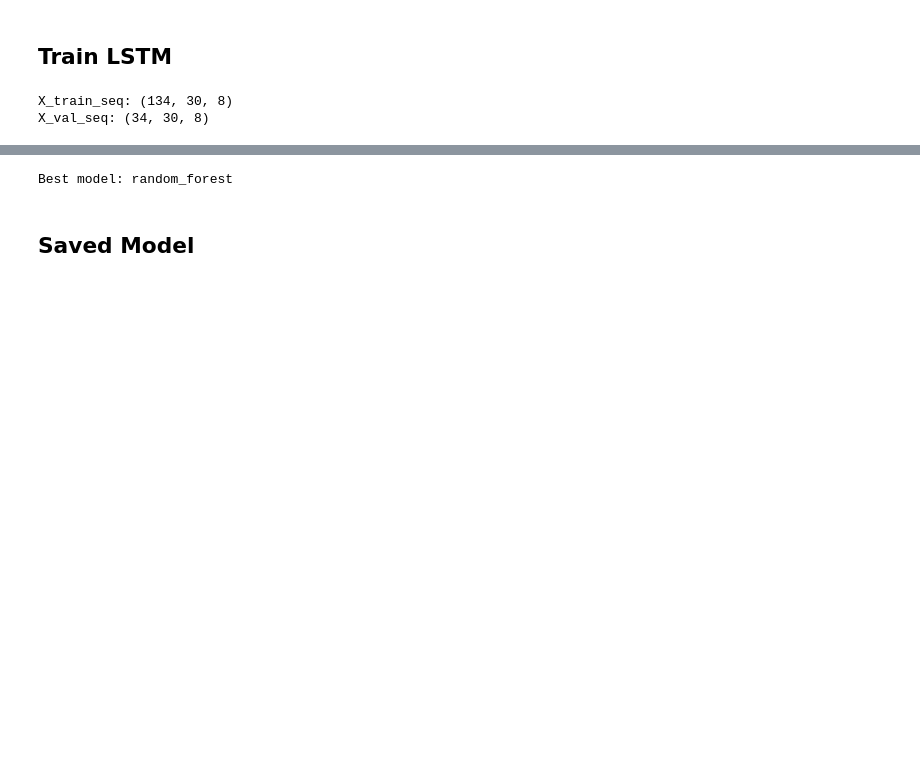
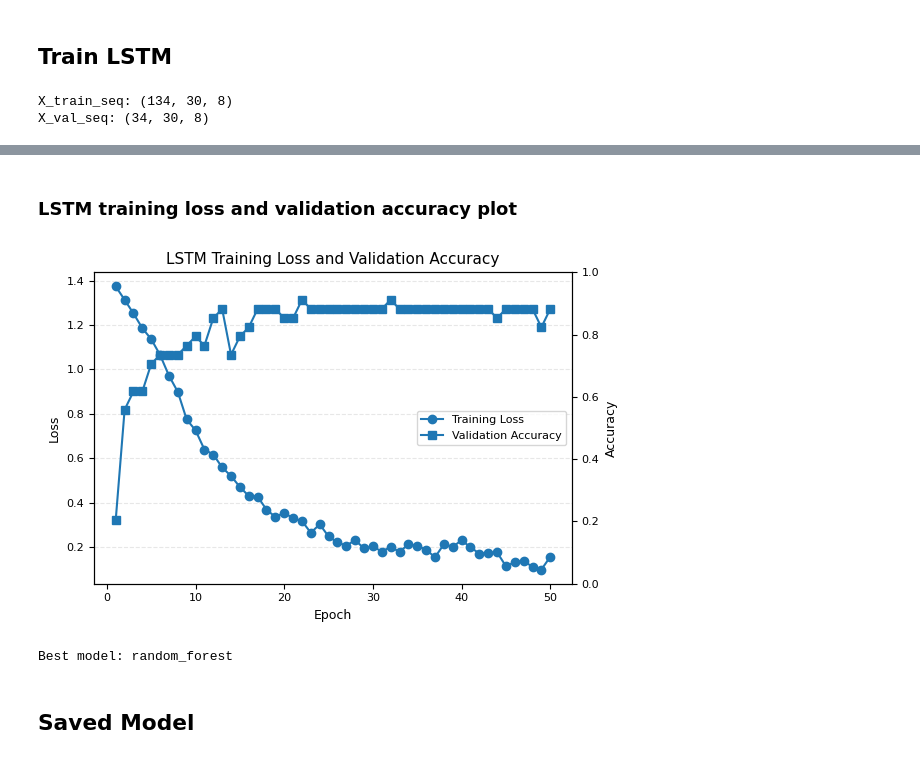
Before and after one commit to Satyabratadas/pose-insight, a Jupyter notebook: models_training.ipynb, the cells around one changed output, grey strips where cells are left out. Saved outputs shown, nothing was run; the diff lists cells and outputs as text; code cells hidden in the pictures; blank space fills up the shorter version.

```diff
--- a/models_training.ipynb
+++ b/models_training.ipynb
@@ -301,6 +393,9 @@ model_lstm = PoseLSTM(input_size=8, hidden_size=64, num_classes=4)
 criterion = nn.CrossEntropyLoss(weight=class_weights)
 optimizer = torch.optim.Adam(model_lstm.parameters(), lr=0.001)
 # %%
+lstm_train_losses = []
+lstm_val_accuracies = []
+
 EPOCHS = 50
 
 for epoch in range(EPOCHS):
@@ -317,11 +412,20 @@ for epoch in range(EPOCHS):
 
         total_loss += loss.item()
 
+    avg_loss = total_loss / len(train_loader)
+    lstm_train_losses.append(avg_loss)
+
     model_lstm.eval()
     with torch.no_grad():
         val_logits = model_lstm(X_val_t)
         val_preds = torch.argmax(val_logits, dim=1)
         lstm_acc = accuracy_score(y_val_seq, val_preds.numpy())
 
-    print(f"Epoch {epoch+1}/{EPOCHS} | Loss: {total_loss:.4f} | LSTM Val Acc: {lstm_acc:.3f}")
+    lstm_val_accuracies.append(lstm_acc)
+
+    print(
+        f"Epoch {epoch+1}/{EPOCHS} | "
+        f"Loss: {avg_loss:.4f} | "
+        f"LSTM Val Acc: {lstm_acc:.3f}"
+    )
 # %% [output]
@@ -375,3 +479,38 @@ LSTM Accuracy: 0.9117647058823529
+# %% [markdown]
+### LSTM training loss and validation accuracy plot
+# %%
+import matplotlib.pyplot as plt
+import os
+
+os.makedirs("/kaggle/working/plots", exist_ok=True)
+
+epochs = range(1, len(lstm_train_losses) + 1)
+
+fig, ax1 = plt.subplots(figsize=(6,4))
+
+ax1.plot(epochs, lstm_train_losses, marker="o", label="Training Loss")
+ax1.set_xlabel("Epoch", fontsize=9)
+ax1.set_ylabel("Loss", fontsize=9)
+ax1.tick_params(axis="both", labelsize=8)
+ax1.grid(axis="y", linestyle="--", alpha=0.3)
+
+ax2 = ax1.twinx()
+ax2.plot(epochs, lstm_val_accuracies, marker="s", label="Validation Accuracy")
+ax2.set_ylabel("Accuracy", fontsize=9)
+ax2.set_ylim(0, 1)
+ax2.tick_params(axis="y", labelsize=8)
+
+plt.title("LSTM Training Loss and Validation Accuracy", fontsize=11)
+
+lines1, labels1 = ax1.get_legend_handles_labels()
+lines2, labels2 = ax2.get_legend_handles_labels()
+ax1.legend(lines1 + lines2, labels1 + labels2, fontsize=8, loc="center right")
+
+plt.tight_layout()
+plt.savefig("/kaggle/working/plots/lstm_training_curve_ieee.png", dpi=300, bbox_inches="tight")
+plt.show()
+# %% [output]
+[figure, added]
 # %%
 best_model = max(
     {
```
Also changed, not shown: parts of 13 cells of this notebook, 6 other files.
